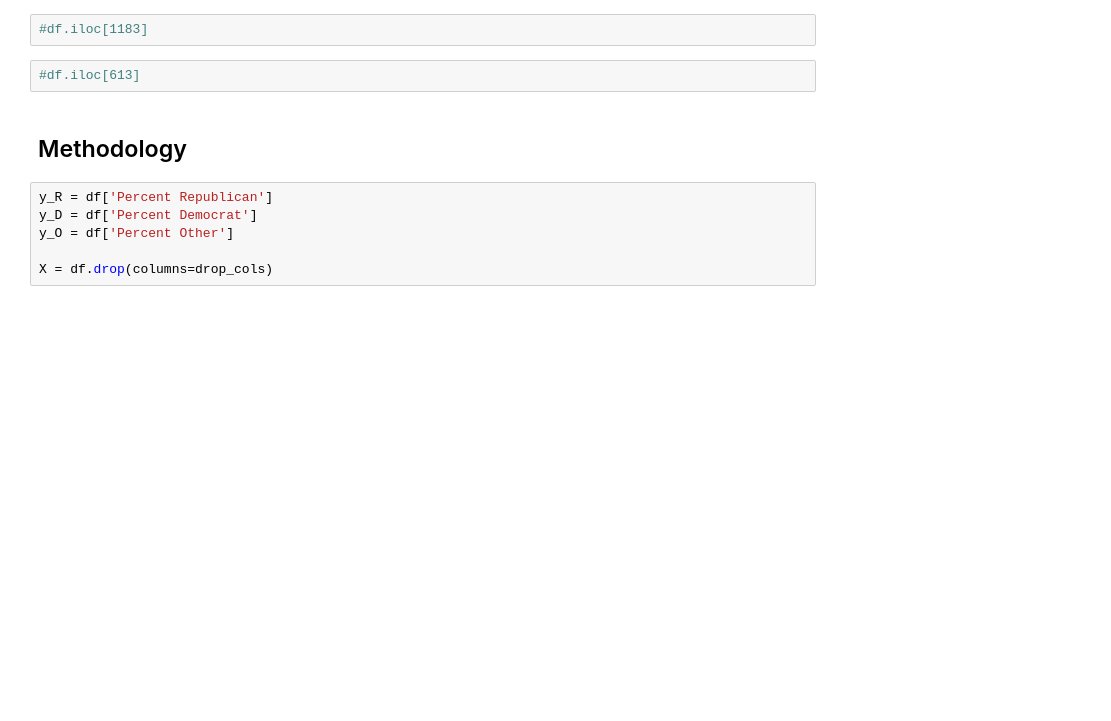
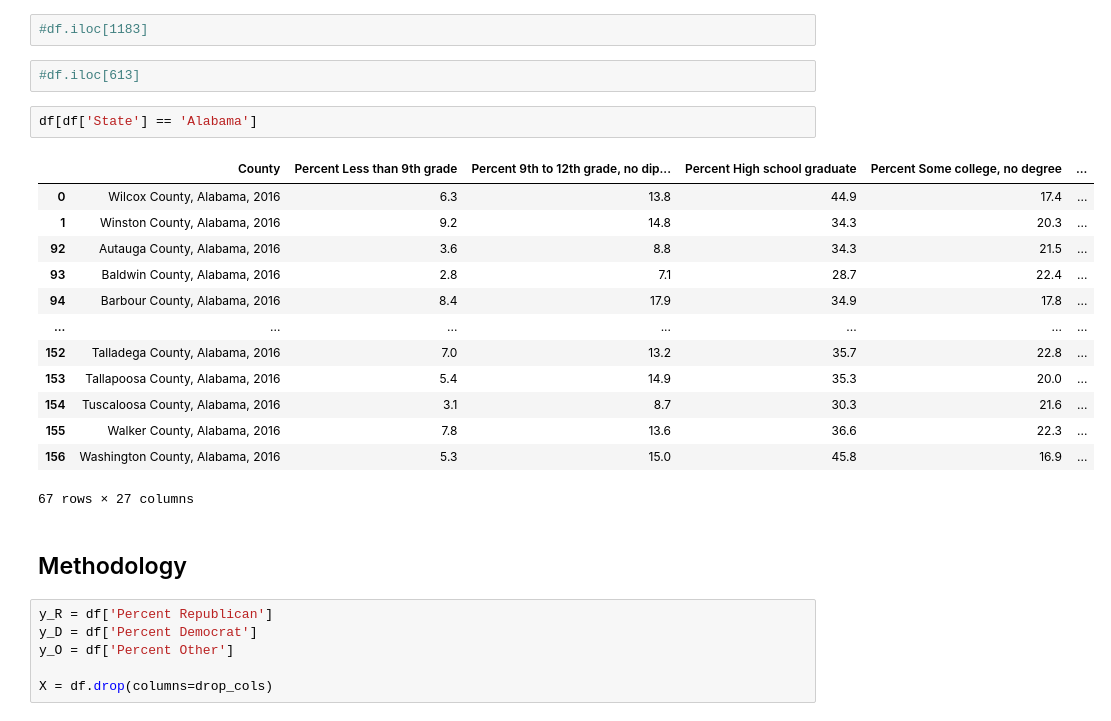
Before and after one commit to StevenDye/2020-Presidential-Election, a Jupyter notebook: Master_Notebook.ipynb, the cells around one changed output. Drawn from its saved outputs; the diff is of its cells as text; blank space fills up the shorter version.

```diff
--- a/Master_Notebook.ipynb
+++ b/Master_Notebook.ipynb
@@ -58,6 +54,22 @@ sns.pairplot(df, x_vars=selected_features, y_vars='Percent Other', plot_kws={'co
 #df.iloc[1183]
 # %%
 #df.iloc[613]
+# %%
+df[df['State'] == 'Alabama']
+# %% [output]
+|  | County | Percent Less than 9th grade | Percent 9th to 12th grade, no dip... | Percent High school graduate | Percent Some college, no degree | ... |
+| 0 | Wilcox County, Alabama, 2016 | 6.3 | 13.8 | 44.9 | 17.4 | ... |
+| 1 | Winston County, Alabama, 2016 | 9.2 | 14.8 | 34.3 | 20.3 | ... |
+| 92 | Autauga County, Alabama, 2016 | 3.6 | 8.8 | 34.3 | 21.5 | ... |
+| 93 | Baldwin County, Alabama, 2016 | 2.8 | 7.1 | 28.7 | 22.4 | ... |
+| 94 | Barbour County, Alabama, 2016 | 8.4 | 17.9 | 34.9 | 17.8 | ... |
+| ... | ... | ... | ... | ... | ... | ... |
+| 152 | Talladega County, Alabama, 2016 | 7.0 | 13.2 | 35.7 | 22.8 | ... |
+| 153 | Tallapoosa County, Alabama, 2016 | 5.4 | 14.9 | 35.3 | 20.0 | ... |
+| 154 | Tuscaloosa County, Alabama, 2016 | 3.1 | 8.7 | 30.3 | 21.6 | ... |
+| 155 | Walker County, Alabama, 2016 | 7.8 | 13.6 | 36.6 | 22.3 | ... |
+| 156 | Washington County, Alabama, 2016 | 5.3 | 15.0 | 45.8 | 16.9 | ... |
+67 rows × 27 columns
 # %% [markdown]
 ## Methodology
 # %%
```
Also changed, not shown: parts of 38 cells of this notebook, 1 other file.
